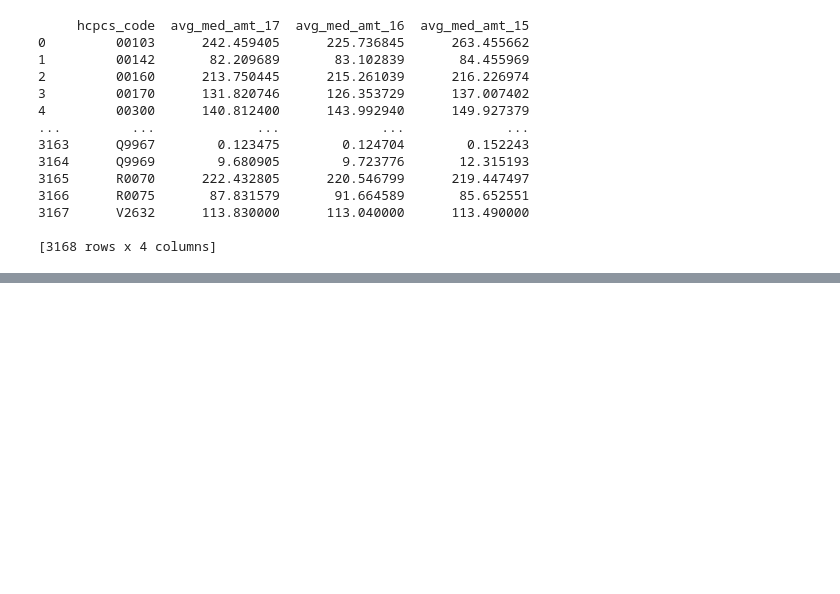
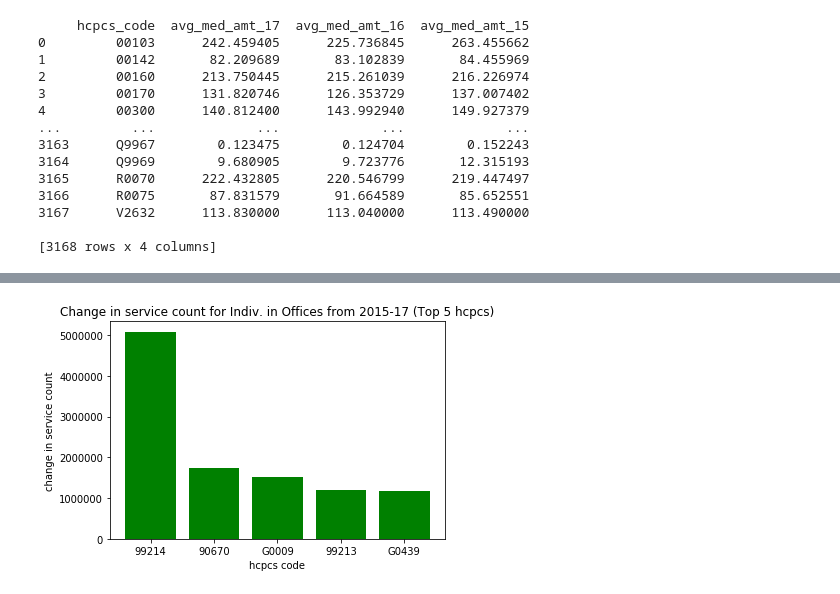
Before and after one commit to adamtsuch21/healthcare-bluebook-red-team, a Jupyter notebook: AT_option2.ipynb, the cells around one changed output, grey strips where cells are left out. Cells and saved outputs as stored; diff of their text form; code cells hidden in the pictures; blank space fills up the shorter version.

```diff
--- a/AT_option2.ipynb
+++ b/AT_option2.ipynb
@@ -177,0 +453,4 @@ print(phys_join.head())
+# %%
+phys_srvc_io_1517 = phys_srvc_io_group.sort_values(by=['15/17_srvc_chng'], ascending=False).head()
+phys_srvc_io_1517 = phys_srvc_io_1517.drop(columns={'srvc_cnt_16', '15/16_srvc_chng', '16/17_srvc_chng'})
+print(phys_srvc_io_1517)
@@ -177,0 +671,8 @@ print(phys_join.head())
+# %%
+plt.bar(phys_srvc_io_1517['hcpcs_code'], phys_srvc_io_1517['15/17_srvc_chng'], color='green')
+plt.xlabel('hcpcs code')
+plt.ylabel('change in service count')
+plt.title('Change in service count for Indiv. in Offices from 2015-17 (Top 5 hcpcs)')
+plt.show()
+# %% [output]
+[figure, added]
```
Also changed, not shown: parts of 74 cells of this notebook, 13 other files.
